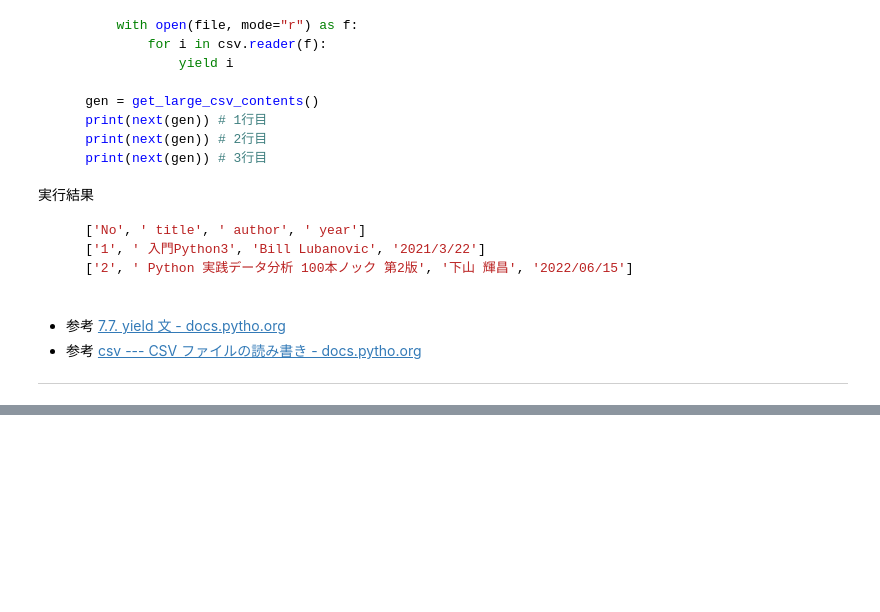
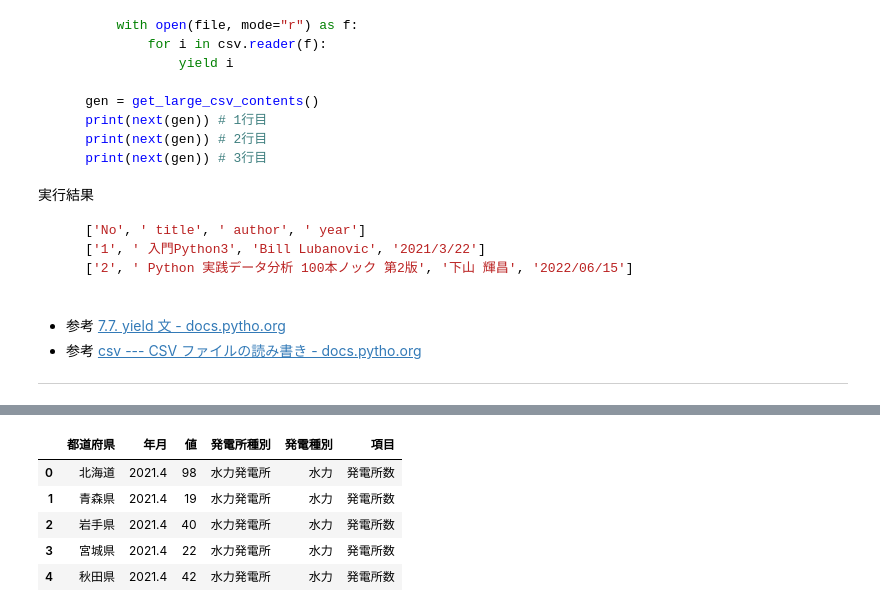
Before and after one commit to hskm07/pybeginner_training100, a Jupyter notebook: source/training04.ipynb, the cells around one changed output, grey strips where cells are left out. Cells and saved outputs as stored; diff of their text form; code cells hidden in the pictures; folded sections open; blank space fills up the shorter version.

```diff
--- a/source/training04.ipynb
+++ b/source/training04.ipynb
@@ -765,0 +1212,83 @@ csvへ書き込むための構文は以下の通りです。
+# %%
+# テストコード
+from pathlib import Path
+import pandas as pd
+excel_filename = Path("input/1-2-2021.xlsx")
+data = pd.read_excel(excel_filename)
+# 不要な行を読み込まないようにreadする
+## 先頭行
+data = pd.read_excel(excel_filename, skiprows=4, header=None)
+## 末尾
+data.drop(data.tail(4).index, inplace=True)
+
+excel_filename = Path("input/1-2-2021.xlsx")
+col_data = pd.read_excel(excel_filename, skiprows=1, header=None)
+col_data = col_data.head(3)
+## 行方向の欠損値の処理
+col_data.iloc[1, 1:].fillna(col_data.iloc[0,1:], inplace=True)
+col_data.iloc[1, 1:] = col_data.iloc[1, 1:].str.replace('発電所', '')
+## 列方向の欠損値の処理
+for i in col_data.columns:
+    if i < col_data.columns.max():
+        col_data[i + 1].fillna(col_data[i], inplace=True)
+
+# 不要な文字を削除する
+col_data.replace("〔バイオマス〕", "バイオマス", inplace=True)
+col_data.replace("〔廃棄物〕", "廃棄物", inplace=True)
+## カラム名の修正と欠損値の対応
+cols = []
+for i in col_data.columns:
+    tg_col = "_".join(list(col_data[i].dropna()))
+    cols.append(tg_col)
+data.columns = cols
+
+##　シートを読み込み
+x1 = pd.ExcelFile(excel_filename)
+sheets = x1.sheet_names
+# 全てのシートに同じ処理を実行する
+datas = []
+for sheet in sheets:
+    data = x1.parse(sheets[0], skiprows=4, header=None)
+    data.drop(data.tail(4).index, inplace=True)
+    # 問題92で実行したcolsを使用します
+    data.columns = cols
+    data["年月"] = sheet
+    datas.append(data)
+## 全データを結合
+datas = pd.concat(datas, ignore_index=True)
+
+# 発電所数: 火力発電所の値から、バイオマス、廃棄物の値を引く
+datas["火力発電所_火力_発電所数"] = \
+        datas["火力発電所_火力_発電所数"] - \
+        datas["新エネルギー等発電所_バイオマス_発電所数"] - \
+        datas["新エネルギー等発電所_廃棄物_発電所数"]
+# 最大出力計: 火力発電所の値から、バイオマス、廃棄物の値を引く
+datas["火力発電所_火力_最大出力計"] = \
+        datas["火力発電所_火力_最大出力計"] - \
+        datas["新エネルギー等発電所_バイオマス_最大出力計"] - \
+        datas["新エネルギー等発電所_廃棄物_最大出力計"]
+## 合計列の除外
+datas.drop([
+    '合計_合計_発電所数',
+    '合計_合計_最大出力計',
+    '新エネルギー等発電所_計_発電所数',
+    '新エネルギー等発電所_計_最大出力計'
+], axis=1, inplace=True)
+
+datas_v = pd.melt(datas, id_vars=["都道府県", "年月"], var_name="変数名", value_name="値")
+
+# 変数名の分割
+var_data = datas_v["変数名"].str.split("_", expand=True)
+var_data.head()
+# 分割した変数名の結合
+var_data.columns = ["発電所種別", "発電種別", "項目"]
+datas_v = pd.concat([datas_v, var_data], axis=1)
+datas_v.drop(["変数名"], axis=1, inplace=True)
+datas_v.head()
+# %% [output]
+|  | 都道府県 | 年月 | 値 | 発電所種別 | 発電種別 | 項目 |
+| 0 | 北海道 | 2021.4 | 98 | 水力発電所 | 水力 | 発電所数 |
+| 1 | 青森県 | 2021.4 | 19 | 水力発電所 | 水力 | 発電所数 |
+| 2 | 岩手県 | 2021.4 | 40 | 水力発電所 | 水力 | 発電所数 |
+| 3 | 宮城県 | 2021.4 | 22 | 水力発電所 | 水力 | 発電所数 |
+| 4 | 秋田県 | 2021.4 | 42 | 水力発電所 | 水力 | 発電所数 |
```
Also changed, not shown: parts of 107 cells of this notebook, 7 other files.
